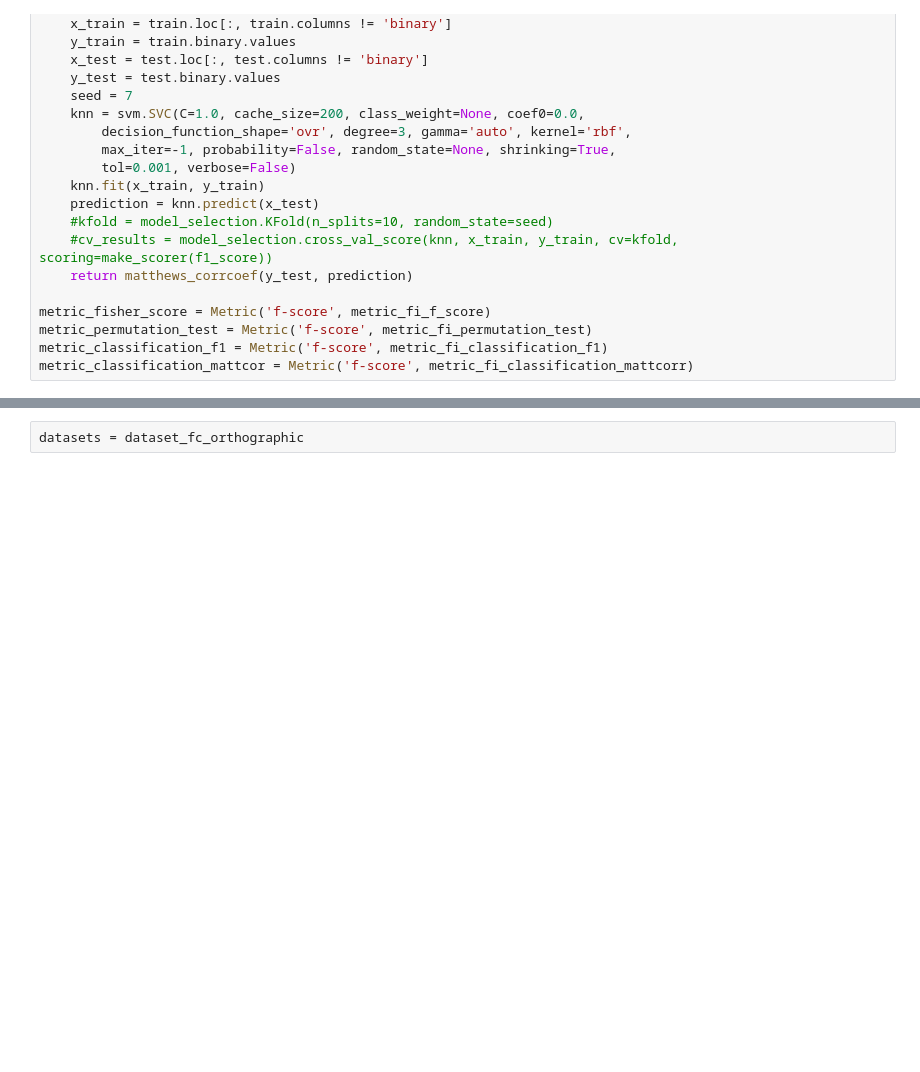
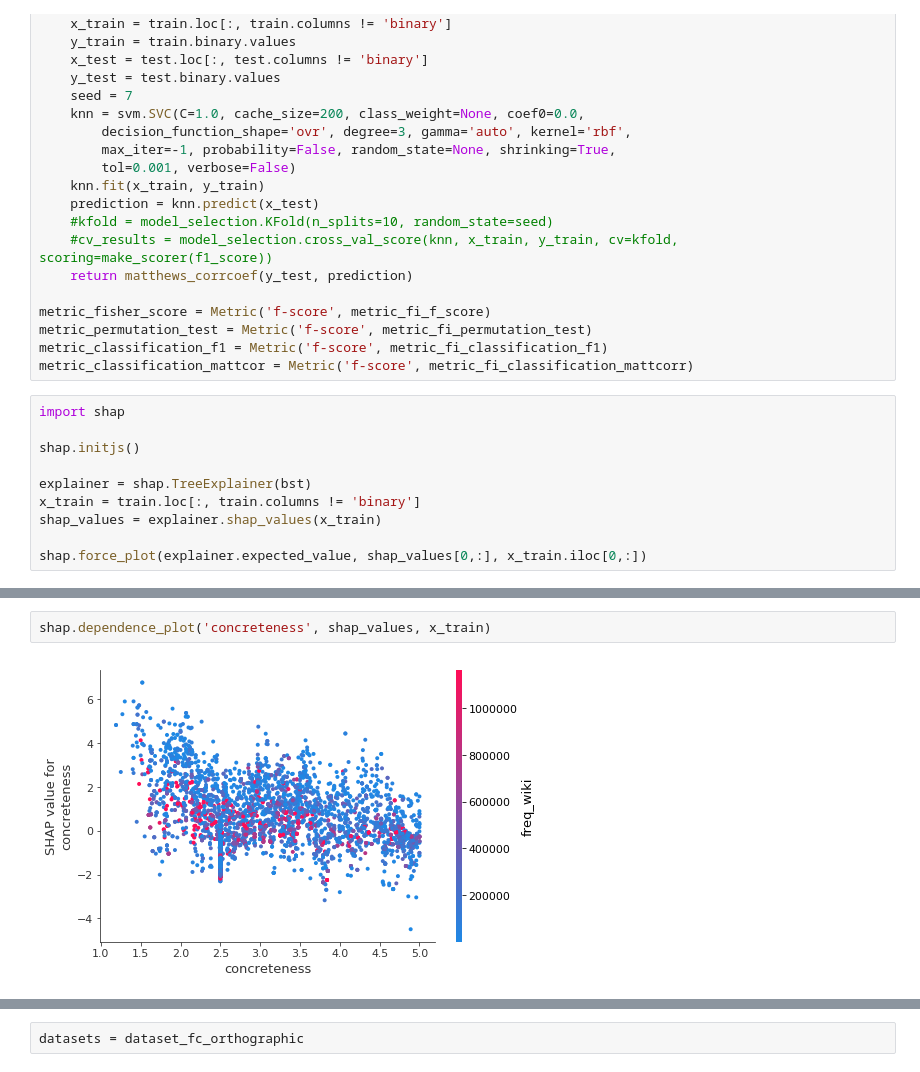
Before and after one commit to kristiankolthoff/CoWoPhId, a Jupyter notebook: python/features_cwi.ipynb, the cells around one changed output, grey strips where cells are left out. Cells and saved outputs as stored; diff of their text form; blank space fills up the shorter version.

```diff
--- a/python/features_cwi.ipynb
+++ b/python/features_cwi.ipynb
@@ -2433,3 +2468,13 @@ metric_fisher_score = Metric('f-score', metric_fi_f_score)
 metric_permutation_test = Metric('f-score', metric_fi_permutation_test)
 metric_classification_f1 = Metric('f-score', metric_fi_classification_f1)
 metric_classification_mattcor = Metric('f-score', metric_fi_classification_mattcorr)
+# %%
+import shap
+
+shap.initjs()
+
+explainer = shap.TreeExplainer(bst)
+x_train = train.loc[:, train.columns != 'binary']
+shap_values = explainer.shap_values(x_train)
+
+shap.force_plot(explainer.expected_value, shap_values[0,:], x_train.iloc[0,:])
@@ -2435,0 +2484,4 @@ metric_classification_mattcor = Metric('f-score', metric_fi_classification_mattc
+# %%
+shap.dependence_plot('concreteness', shap_values, x_train)
+# %% [output]
+[figure, added]
```
Also changed, not shown: parts of 41 cells of this notebook.
